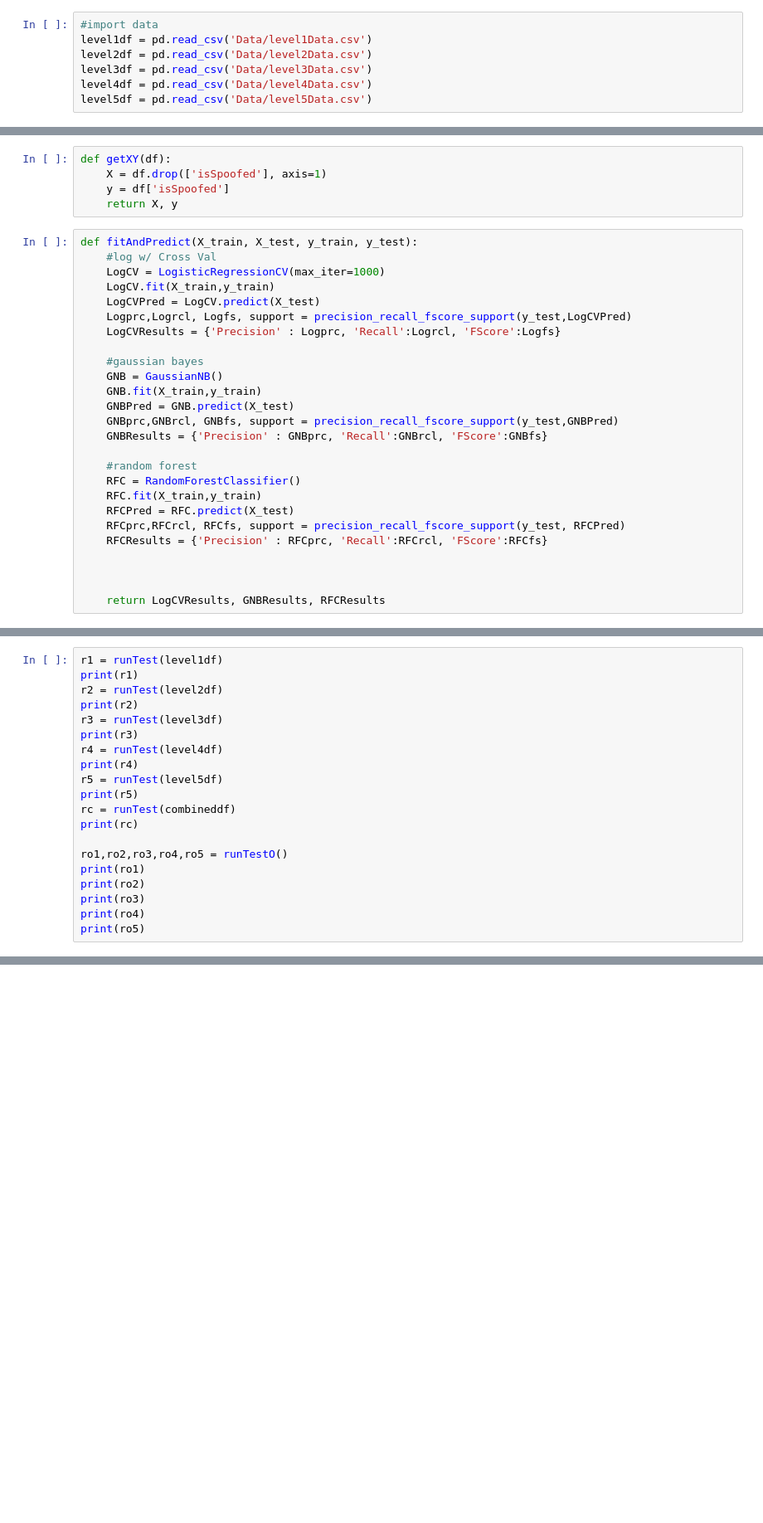
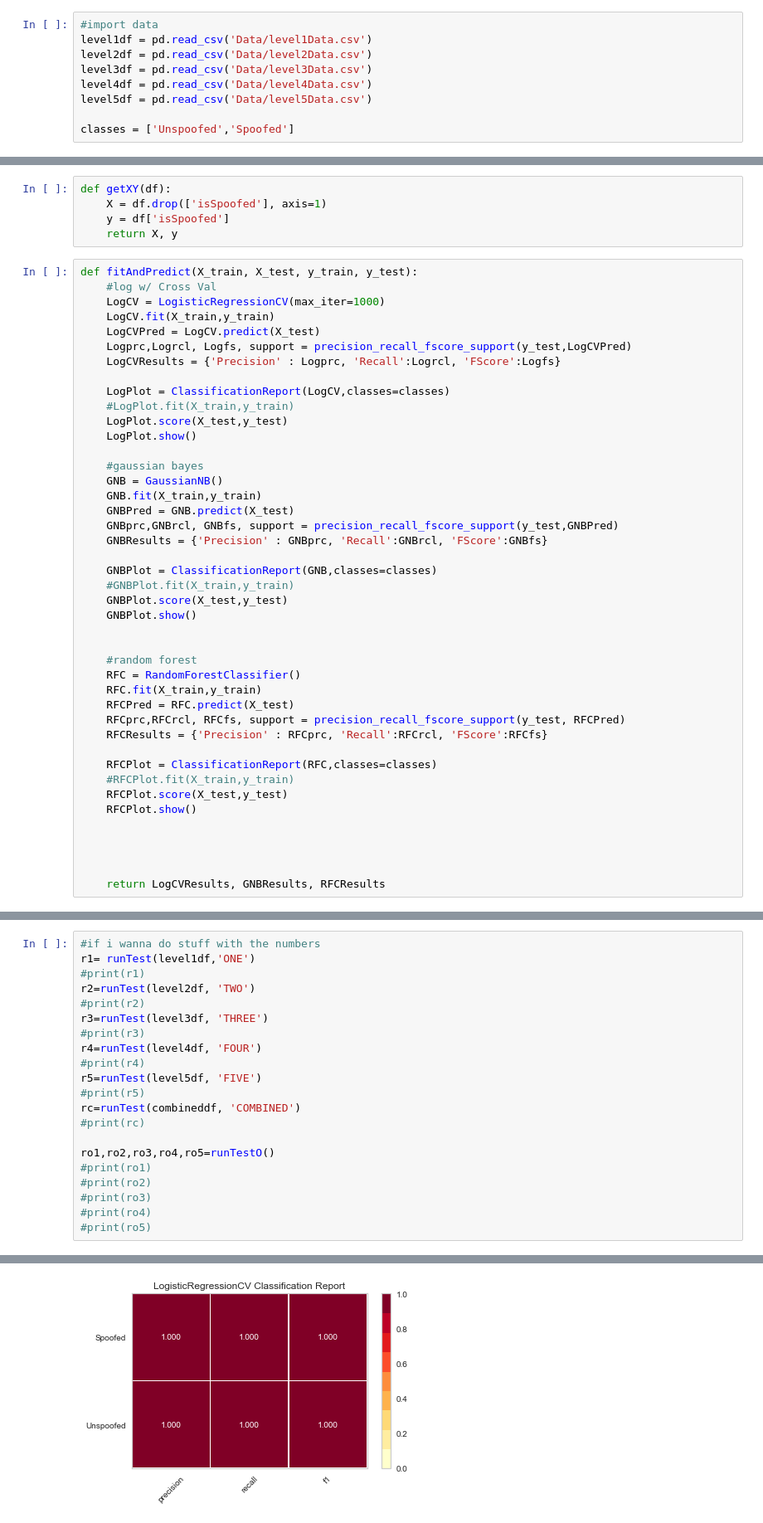
Before and after one commit to mdemore2/CSCE623, a Jupyter notebook: Project/Demore_CSCE623_organizedProject.ipynb, the cells around one changed output, grey strips where cells are left out. Shown: that part at 83% size. Saved outputs shown, nothing was run; the diff lists cells and outputs as text; blank space fills up the shorter version.

Commit message:
o done with tests

```diff
--- a/Project/Demore_CSCE623_organizedProject.ipynb
+++ b/Project/Demore_CSCE623_organizedProject.ipynb
@@ -18,6 +22,8 @@ level2df = pd.read_csv('Data/level2Data.csv')
 level3df = pd.read_csv('Data/level3Data.csv')
 level4df = pd.read_csv('Data/level4Data.csv')
 level5df = pd.read_csv('Data/level5Data.csv')
+
+classes = ['Unspoofed','Spoofed']
 # %%
 #need int for classification problem, discrete not continuous
 level1df['isSpoofed'] = level1df['isSpoofed'].astype(int)
@@ -68,12 +74,23 @@ def fitAndPredict(X_train, X_test, y_train, y_test):
     Logprc,Logrcl, Logfs, support = precision_recall_fscore_support(y_test,LogCVPred)
     LogCVResults = {'Precision' : Logprc, 'Recall':Logrcl, 'FScore':Logfs}
 
+    LogPlot = ClassificationReport(LogCV,classes=classes)
+    #LogPlot.fit(X_train,y_train)
+    LogPlot.score(X_test,y_test)
+    LogPlot.show()
+
     #gaussian bayes
     GNB = GaussianNB()
     GNB.fit(X_train,y_train)
     GNBPred = GNB.predict(X_test)
     GNBprc,GNBrcl, GNBfs, support = precision_recall_fscore_support(y_test,GNBPred)
     GNBResults = {'Precision' : GNBprc, 'Recall':GNBrcl, 'FScore':GNBfs}
+
+    GNBPlot = ClassificationReport(GNB,classes=classes)
+    #GNBPlot.fit(X_train,y_train)
+    GNBPlot.score(X_test,y_test)
+    GNBPlot.show()
+
 
     #random forest
     RFC = RandomForestClassifier()
@@ -82,6 +99,12 @@ def fitAndPredict(X_train, X_test, y_train, y_test):
     RFCprc,RFCrcl, RFCfs, support = precision_recall_fscore_support(y_test, RFCPred)
     RFCResults = {'Precision' : RFCprc, 'Recall':RFCrcl, 'FScore':RFCfs}
 
+    RFCPlot = ClassificationReport(RFC,classes=classes)
+    #RFCPlot.fit(X_train,y_train)
+    RFCPlot.score(X_test,y_test)
+    RFCPlot.show()
+
+
 
 
     return LogCVResults, GNBResults, RFCResults
@@ -311,22 +200,24 @@ def runTestO():
 
     return ro1,ro2,ro3,ro4,ro5
 # %%
-r1 = runTest(level1df)
-print(r1)
-r2 = runTest(level2df)
-print(r2)
-r3 = runTest(level3df)
-print(r3)
-r4 = runTest(level4df)
-print(r4)
-r5 = runTest(level5df)
-print(r5)
-rc = runTest(combineddf)
-print(rc)
+#if i wanna do stuff with the numbers
+r1= runTest(level1df,'ONE')
+#print(r1)
+r2=runTest(level2df, 'TWO')
+#print(r2)
+r3=runTest(level3df, 'THREE')
+#print(r3)
+r4=runTest(level4df, 'FOUR')
+#print(r4)
+r5=runTest(level5df, 'FIVE')
+#print(r5)
+rc=runTest(combineddf, 'COMBINED')
+#print(rc)
 
-ro1,ro2,ro3,ro4,ro5 = runTestO()
-print(ro1)
-print(ro2)
-print(ro3)
-print(ro4)
-print(ro5)
+ro1,ro2,ro3,ro4,ro5=runTestO()
+#print(ro1)
+#print(ro2)
+#print(ro3)
+#print(ro4)
+#print(ro5)
+# %% [output]
@@ -332,0 +225 @@ print(ro5)
+[figure, added]
```
Also changed, not shown: parts of 5 cells of this notebook, 1 other file.
